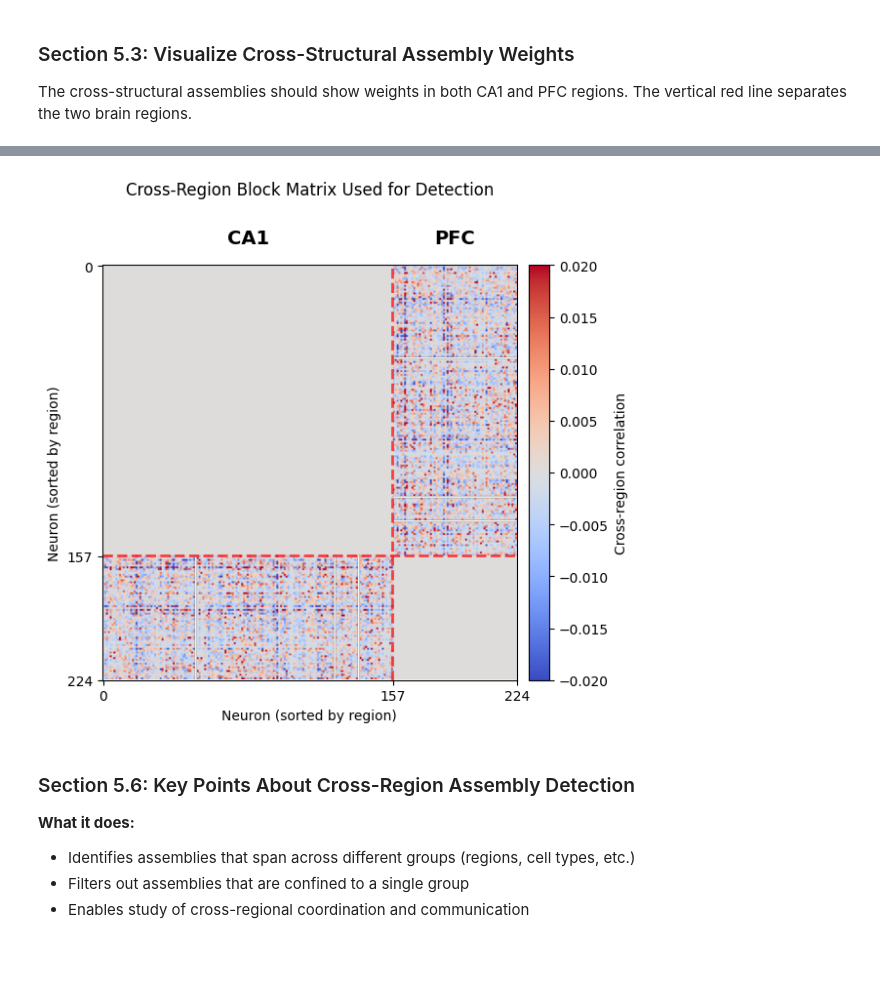
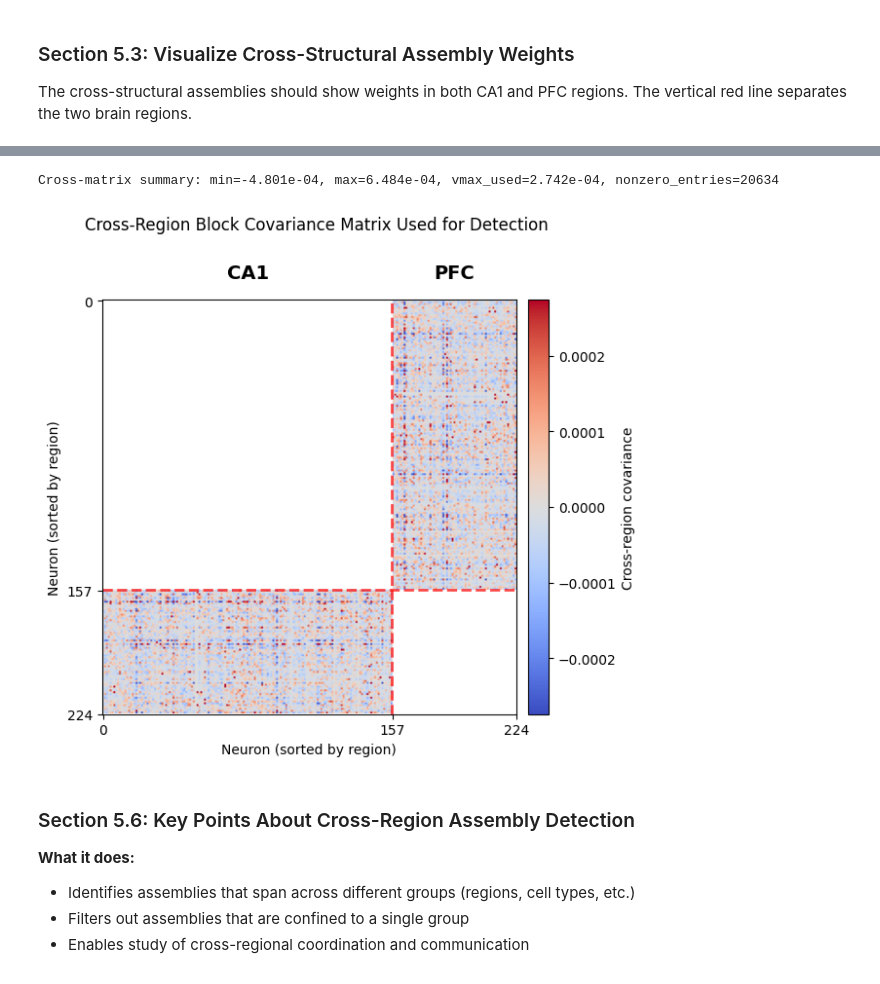
Before and after one commit to ryanharvey1/neuro_py, a Jupyter notebook: tutorials/reactivation.ipynb, the cells around one changed output, grey strips where cells are left out. Cells and saved outputs as stored; diff of their text form; code cells hidden in the pictures.

```diff
--- a/tutorials/reactivation.ipynb
+++ b/tutorials/reactivation.ipynb
@@ -551,5 +730,6 @@ The visualization below reproduces this matrix directly from the same z-scored a
 # %%
 # Visualize the cross-region matrix used by cross-structural detection
+
 
 # Recompute z-scored binned spike matrix using AssemblyReact helper
 zmat, _ = assembly_react_cross.get_z_mat(
@@ -567,27 +747,57 @@ for group in unique_groups:
     mask = groups == group
     zmat_norm[mask, :] /= np.sqrt(mask.sum())
 
-# Build explicit block matrix with only cross-group correlations
+# Build explicit block matrix with only cross-group covariance
 cross_matrix = np.zeros((zmat_norm.shape[0], zmat_norm.shape[0]), dtype=float)
+
 for i, group_a in enumerate(unique_groups):
     idx_a = np.where(groups == group_a)[0]
     Xa = zmat_norm[idx_a, :]
+
     for group_b in unique_groups[i + 1 :]:
         idx_b = np.where(groups == group_b)[0]
+
         Xb = zmat_norm[idx_b, :]
-        corr_full = np.corrcoef(Xa, Xb)
-        na = Xa.shape[0]
-        corr_ab = corr_full[:na, na:]
-        cross_matrix[np.ix_(idx_a, idx_b)] = corr_ab
-        cross_matrix[np.ix_(idx_b, idx_a)] = corr_ab.T
+
+        cov_ab = Xa @ Xb.T / Xa.shape[1]
+
+        cross_matrix[np.ix_(idx_a, idx_b)] = cov_ab
+
+        cross_matrix[np.ix_(idx_b, idx_a)] = cov_ab.T
+
+
+# Use a robust data-driven color scale; the absolute values are often much
+# smaller than 0.02 after z-scoring and group-size normalization.
+nonzero_vals = cross_matrix[~np.isclose(cross_matrix, 0.0)]
+if nonzero_vals.size:
+    vmax = np.percentile(np.abs(nonzero_vals), 99)
+    vmax = max(vmax, np.max(np.abs(nonzero_vals)) / 5)
+else:
+    vmax = 1e-6
+
+
+print(
+    f"Cross-matrix summary: min={cross_matrix.min():.3e}, "
+    f"max={cross_matrix.max():.3e}, vmax_used={vmax:.3e}, "
+    f"nonzero_entries={nonzero_vals.size}"
+)
+
+
+# Mask within-group blocks to white so cross-region structure stands out.
+within_group_mask = groups[:, None] == groups[None, :]
+cmap = plt.get_cmap("coolwarm").copy()
+cmap.set_bad(color="white")
+cross_matrix_masked = np.ma.masked_where(within_group_mask, cross_matrix)
 
 fig, ax = plt.subplots(figsize=(7, 6))
-im = ax.imshow(cross_matrix, cmap="coolwarm", vmin=-0.02, vmax=0.02)
+im = ax.imshow(cross_matrix_masked, cmap=cmap, vmin=-vmax, vmax=vmax)
+
 
 # Add lines to separate regions
 ca1_neurons = np.sum(brain_regions == "CA1")
 ax.axhline(ca1_neurons - 0.5, color="red", linestyle="--", linewidth=2, alpha=0.7)
 ax.axvline(ca1_neurons - 0.5, color="red", linestyle="--", linewidth=2, alpha=0.7)
+
 
 # Axis labels and ticks
 ax.set_xlabel("Neuron (sorted by region)")
@@ -602,36 +812,40 @@ ax.text(
     ca1_neurons / 2,
     -10,
     "CA1",
     ha="center",
     va="bottom",
     fontsize=14,
     fontweight="bold",
     color="black",
     clip_on=False,
 )
+
 ax.text(
     ca1_neurons + (len(brain_regions) - ca1_neurons) / 2,
     -10,
     "PFC",
     ha="center",
     va="bottom",
     fontsize=14,
     fontweight="bold",
     color="black",
     clip_on=False,
 )
 
 fig.suptitle(
-    "Cross-Region Block Matrix Used for Detection",
+    "Cross-Region Block Covariance Matrix Used for Detection",
     fontsize=12,
     y=0.94,
 )
 
-cbar = plt.colorbar(im, ax=ax, label="Cross-region correlation", pad=0.02)
+cbar = plt.colorbar(im, ax=ax, label="Cross-region covariance", pad=0.02)
+
 plt.tight_layout(rect=[0, 0, 1, 0.93])
+
 plt.show()
 # %% [output]
+Cross-matrix summary: min=-4.801e-04, max=6.484e-04, vmax_used=2.742e-04, nonzero_entries=20634
-[figure, old version]
+[figure, new version]
 # %% [markdown]
 ### Section 5.6: Key Points About Cross-Region Assembly Detection
 
```
Also changed, not shown: parts of 9 cells of this notebook.
